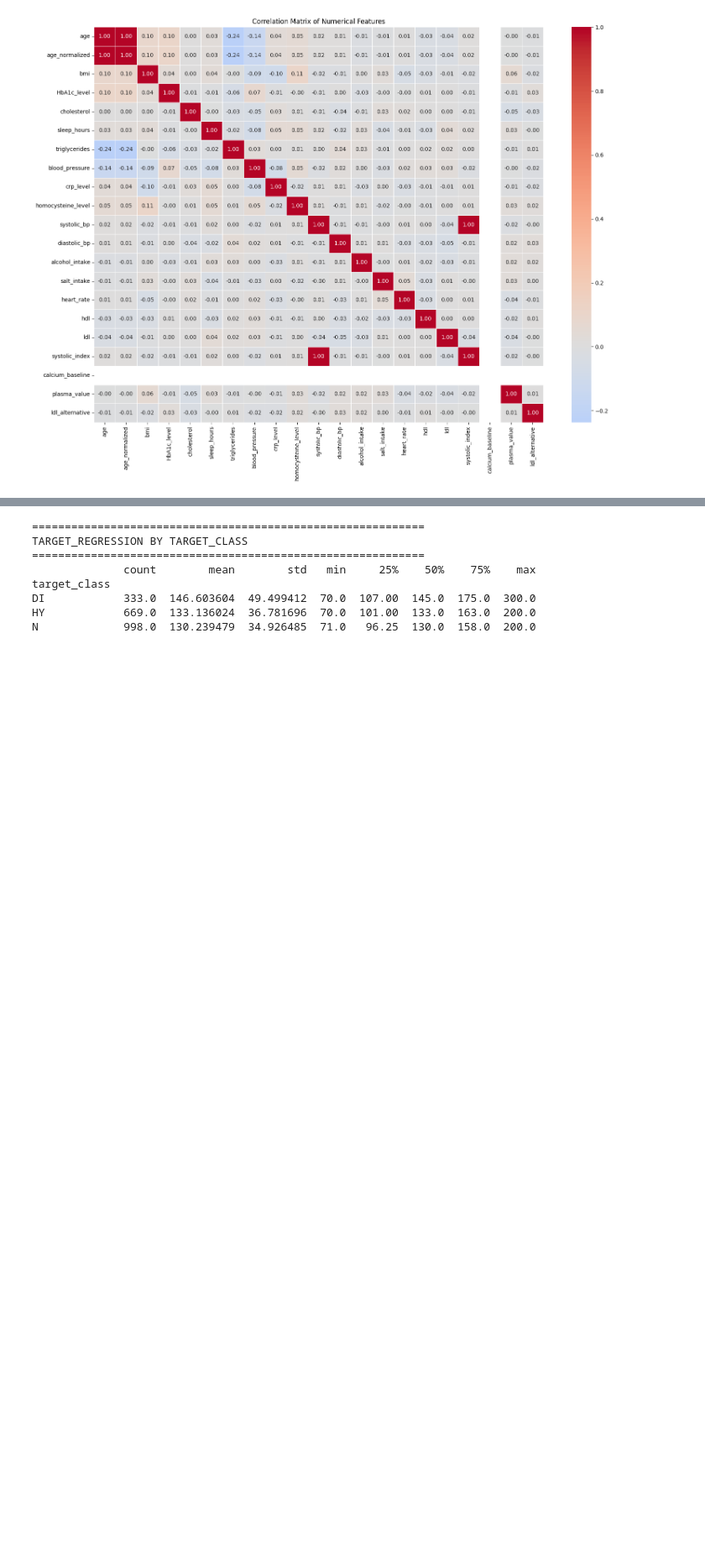
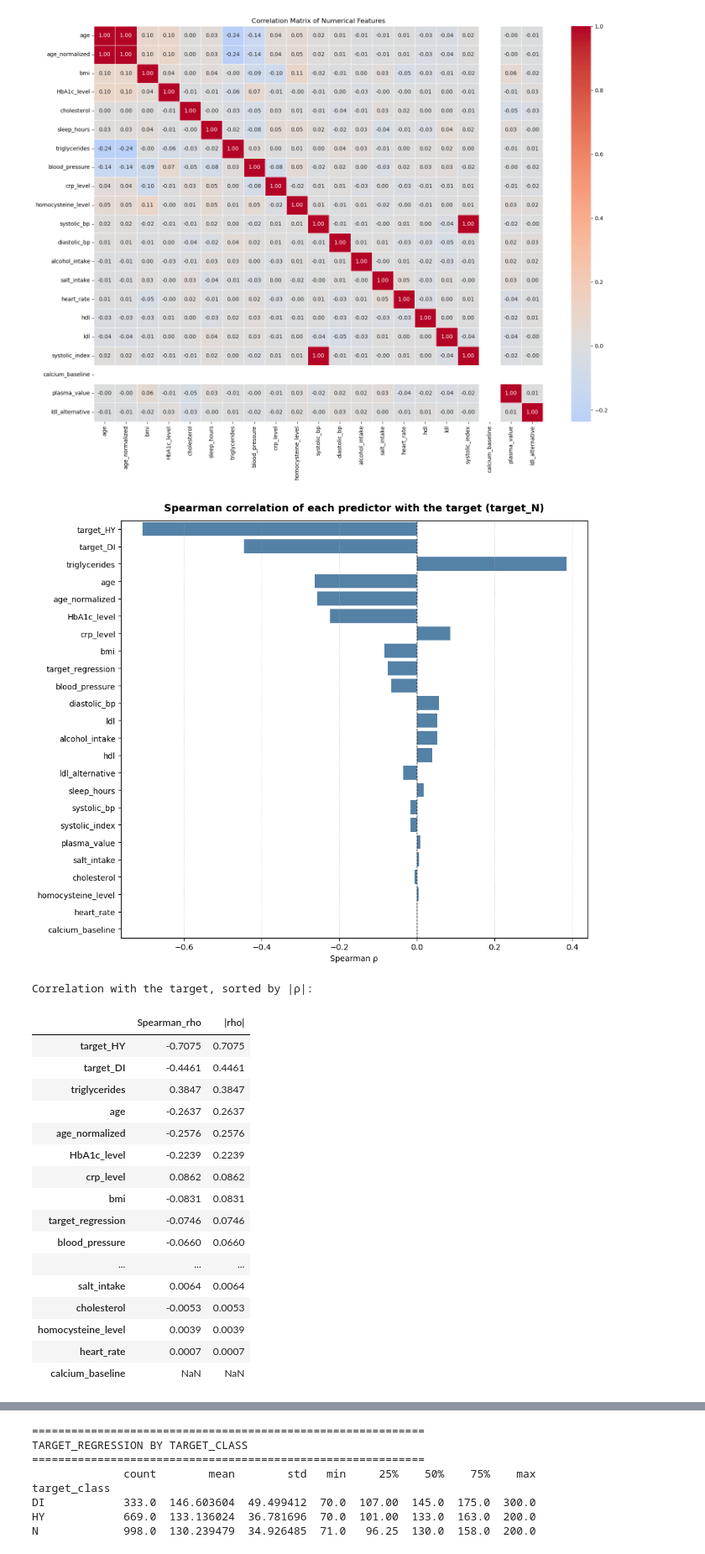
Before and after one commit to GabrielaRibeiroISEP/APRAU, a Jupyter notebook: task1.ipynb, the cells around one changed output, grey strips where cells are left out. Shown at 84% size. Cells and saved outputs as stored; diff of their text form; code cells hidden in the pictures; blank space fills up the shorter version.

Commit message:
EDA complements and multiple linear regression

```diff
--- a/task1.ipynb
+++ b/task1.ipynb
@@ -7,0 +10,3 @@ import seaborn as sns
+# %%
+df2= pd.get_dummies(df, columns=['target_class'], prefix='target', drop_first=False, dtype=int)
+df2.head()
@@ -470,3 +575,56 @@ ldl_alternative            1.000000
 
 [21 rows x 21 columns]
 [figure]
+# %%
+# Spearman correlation of each candidate predictor with the target (descriptive, full data)
+sample_corr = df2.sample(min(len(df2), 100_000), random_state=42)
+numeric_df = sample_corr.select_dtypes(include=["number"])
+
+target_corr = (
+    numeric_df.corr(method="spearman")[["target_N"]]
+    .drop("target_N")
+    .rename(columns={"target_N": "Spearman_rho"})
+)
+target_corr["|rho|"] = target_corr["Spearman_rho"].abs()
+target_corr = target_corr.sort_values(by="|rho|", ascending=False)
+
+plt.figure(figsize=(10, max(6, len(target_corr) * 0.35)))
+#sns.barplot(x=target_corr["Spearman_rho"], y=target_corr.index, hue=target_corr.index,
+#            palette="vlag", legend=False)
+sns.barplot(
+    data=target_corr.reset_index(names="Predictor"),
+    x="Spearman_rho",
+    y="Predictor",
+    color="steelblue"
+)
+plt.axvline(0, color="black", linestyle="--", linewidth=0.8)
+plt.title("Spearman correlation of each predictor with the target (target_N)",
+          fontsize=13, fontweight="bold", pad=12)
+plt.xlabel("Spearman ρ")
+plt.ylabel("")
+plt.grid(axis="x", linestyle=":", alpha=0.6)
+plt.tight_layout()
+plt.show()
+
+print("Correlation with the target, sorted by |ρ|:")
+display(target_corr.round(4))
+# %% [output]
+[figure, added]
+Correlation with the target, sorted by |ρ|:
+|  | Spearman_rho | |rho| |
+| target_HY | -0.7075 | 0.7075 |
+| target_DI | -0.4461 | 0.4461 |
+| triglycerides | 0.3847 | 0.3847 |
+| age | -0.2637 | 0.2637 |
+| age_normalized | -0.2576 | 0.2576 |
+| HbA1c_level | -0.2239 | 0.2239 |
+| crp_level | 0.0862 | 0.0862 |
+| bmi | -0.0831 | 0.0831 |
+| target_regression | -0.0746 | 0.0746 |
+| blood_pressure | -0.0660 | 0.0660 |
+| ... | ... | ... |
+| salt_intake | 0.0064 | 0.0064 |
+| cholesterol | -0.0053 | 0.0053 |
+| homocysteine_level | 0.0039 | 0.0039 |
+| heart_rate | 0.0007 | 0.0007 |
+| calcium_baseline | NaN | NaN |
```
Also changed, not shown: parts of 24 cells of this notebook, 1 other file.
